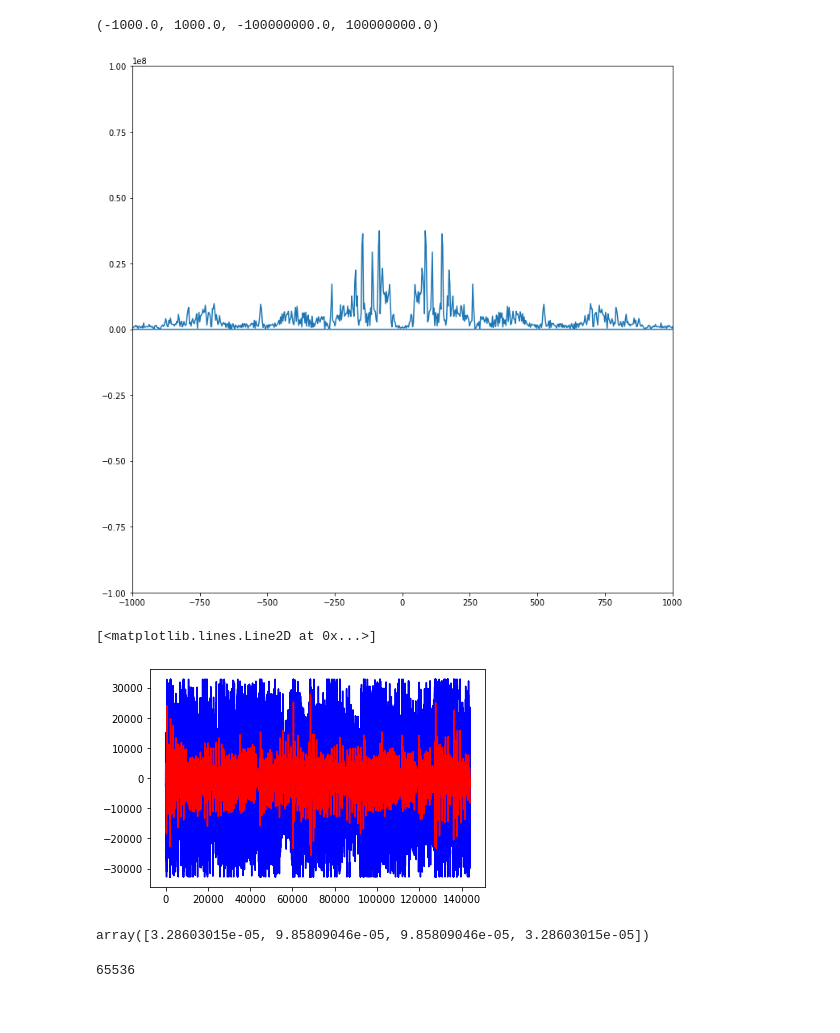
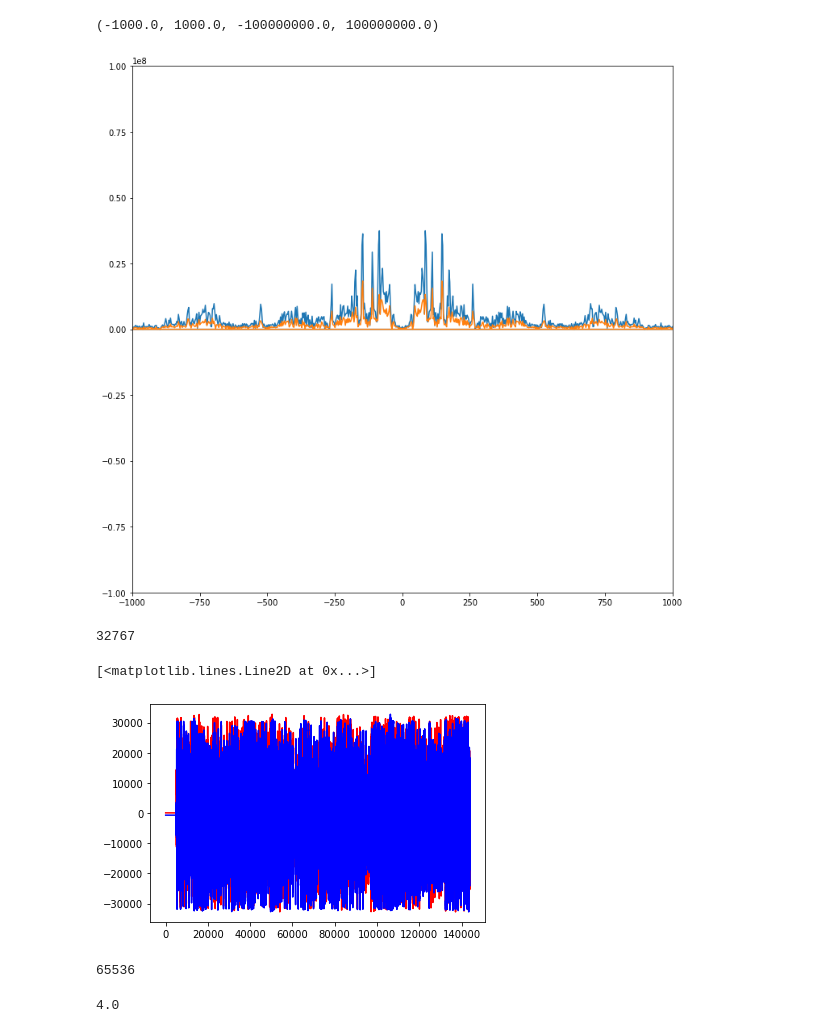
Before and after one commit to juliocsouzas91/DSP_Example_Class, a Jupyter notebook: FiltroMusica/Filtro_Musica.ipynb, the cells around one changed output. Drawn from its saved outputs; the diff is of its cells as text; code cells hidden in the pictures.

```diff
--- a/FiltroMusica/Filtro_Musica.ipynb
+++ b/FiltroMusica/Filtro_Musica.ipynb
@@ -35,19 +36,26 @@ FreqSig = fftfreq(N,1/samplerate)
 # %%
 plt.figure(figsize = (12,12))
 plt.plot(FreqSig,np.abs(DATA))
+plt.plot(FreqSig,np.abs(DATA3))
 plt.axis([-1000,1000,-1*10**8 ,1*10**8])
 # %% [output]
 (-1000.0, 1000.0, -100000000.0, 100000000.0)
-[figure, old version]
+[figure, new version]
 # %%
-numtaps = 501
-freqwindow = 2*np.array([180])/samplerate
+numtaps = 10000
+freqwindow = 2*np.array([3,250])/samplerate
+freqwindow = 2*np.array([250,500])/samplerate
+freqwindow = 2*np.array([5,15000])/samplerate
+freqwindow = 2*np.array([500])/samplerate
+
+
 pass_zero = 'lowpass'
 coef_b1  = signal.firwin(numtaps,freqwindow,pass_zero = pass_zero, window = "hann")
 coef_a = 1
 #coef_b1, coef_a = signal.butter(1, freqwindow)
-data3 = signal.lfilter(coef_b1, coef_a, data2/4, axis = 0).astype('int16')
-data3[:,0] = signal.filtfilt(coef_b1,coef_a, data2[:,0])
-data3[:,1] = signal.filtfilt(coef_b1,coef_a, data2[:,1])
-data3 = data3
+data3 = signal.lfilter(coef_b1, coef_a, data2*0.5, axis = 0)
+#data3[:,0] = signal.filtfilt(coef_b1,coef_a, data2[:,0])
+#data3[:,1] = signal.filtfilt(coef_b1,coef_a, data2[:,1])
+data3[:,0] = ((data3[:,0]-np.min(data3[:,0]))/(np.max(data3[:,0])-np.min(data3[:,0]))-0.5)*32767*2
+data3[:,1] = ((data3[:,1]-np.min(data3[:,1]))/(np.max(data3[:,1])-np.min(data3[:,1]))-0.5)*32767*2
 data3 = data3.astype('int16')
@@ -54 +64,5 @@ data3 = data3.astype('int16')
+# %%
+data3.max()
+# %% [output]
+32767
 # %%
@@ -57,14 +72,12 @@ wavfile.write("ala.wav", samplerate, data3)
 winsound.PlaySound('ala.wav', winsound.SND_ASYNC)
 # %%
-plt.plot(data2[:,1],'b')
 plt.plot(data3[:,1],'r')
+plt.plot(data3[:,0],'b')
 # %% [output]
 [<matplotlib.lines.Line2D at 0x...>]
-[figure, old version]
+[figure, new version]
 # %%
-coef_b1
+stop_music()
-# %% [output]
-array([3.28603015e-05, 9.85809046e-05, 9.85809046e-05, 3.28603015e-05])
 # %%
 2**16
 # %% [output]
@@ -71,0 +87,4 @@ array([3.28603015e-05, 9.85809046e-05, 9.85809046e-05, 3.28603015e-05])
+# %%
+1/T
+# %% [output]
+4.0
```
Also changed, not shown: parts of 4 cells of this notebook, 1 other file.
